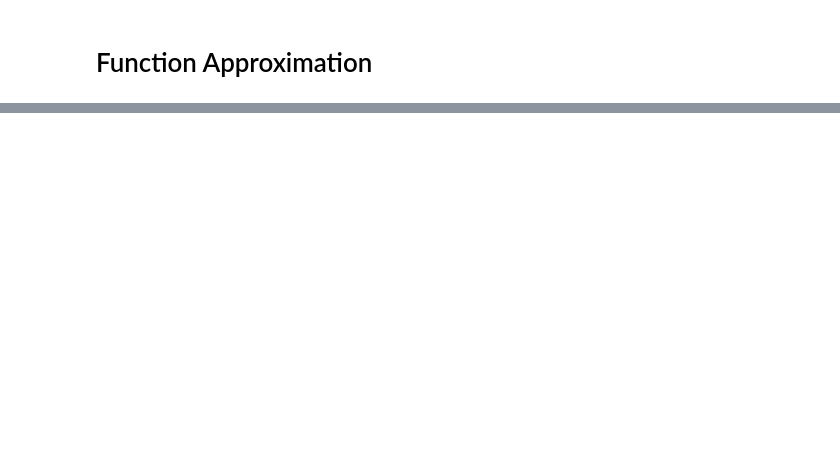
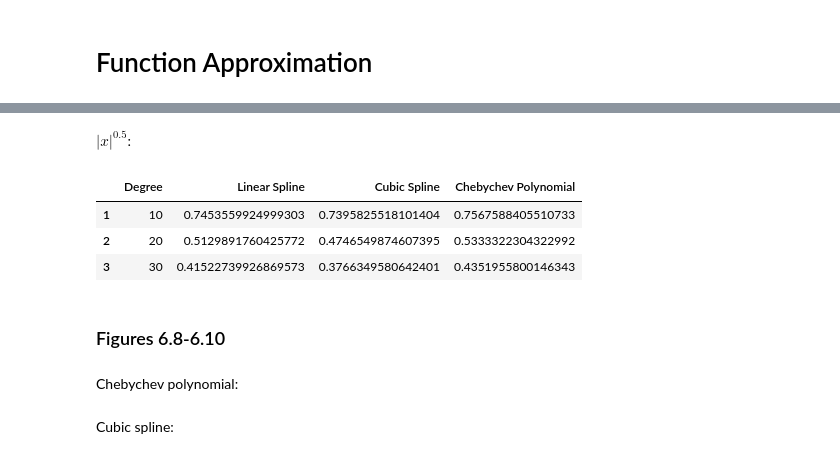
Before and after one commit to OyamaZemi/exercises2016, a Jupyter notebook: ex06/basis_matrices_demo.ipynb, the cells around one changed output, grey strips where cells are left out. Drawn from its saved outputs; the diff is of its cells as text; code cells hidden in the pictures; blank space fills up the shorter version.

Commit message:
Replicate figures in Miranda and Fackler

```diff
--- a/ex06/basis_matrices_demo.ipynb
+++ b/ex06/basis_matrices_demo.ipynb
@@ -83,0 +182,11 @@ plot(xgrid, ys, layout=m, ylims=ylims, leg=false)
+# %% [markdown]
+$\lvert x\rvert^{0.5}$:
+# %%
+df = DataFrame(vcat(Any[degrees], Any[errors[3, :, method] for method in 1:3]), col_names)
+# %% [output]
+|  | Degree | Linear Spline | Cubic Spline | Chebychev Polynomial |
+| 1 | 10 | 0.7453559924999303 | 0.7395825518101404 | 0.7567588405510733 |
+| 2 | 20 | 0.5129891760425772 | 0.4746549874607395 | 0.5333322304322992 |
+| 3 | 30 | 0.41522739926869573 | 0.3766349580642401 | 0.4351955800146343 |
+# %% [markdown]
+### Figures 6.8-6.10
@@ -83,0 +197,2 @@ plot(xgrid, ys, layout=m, ylims=ylims, leg=false)
+# %% [markdown]
+Chebychev polynomial:
@@ -83,0 +203,2 @@ plot(xgrid, ys, layout=m, ylims=ylims, leg=false)
+# %% [markdown]
+Cubic spline:
```
Also changed, not shown: parts of 58 cells of this notebook.
